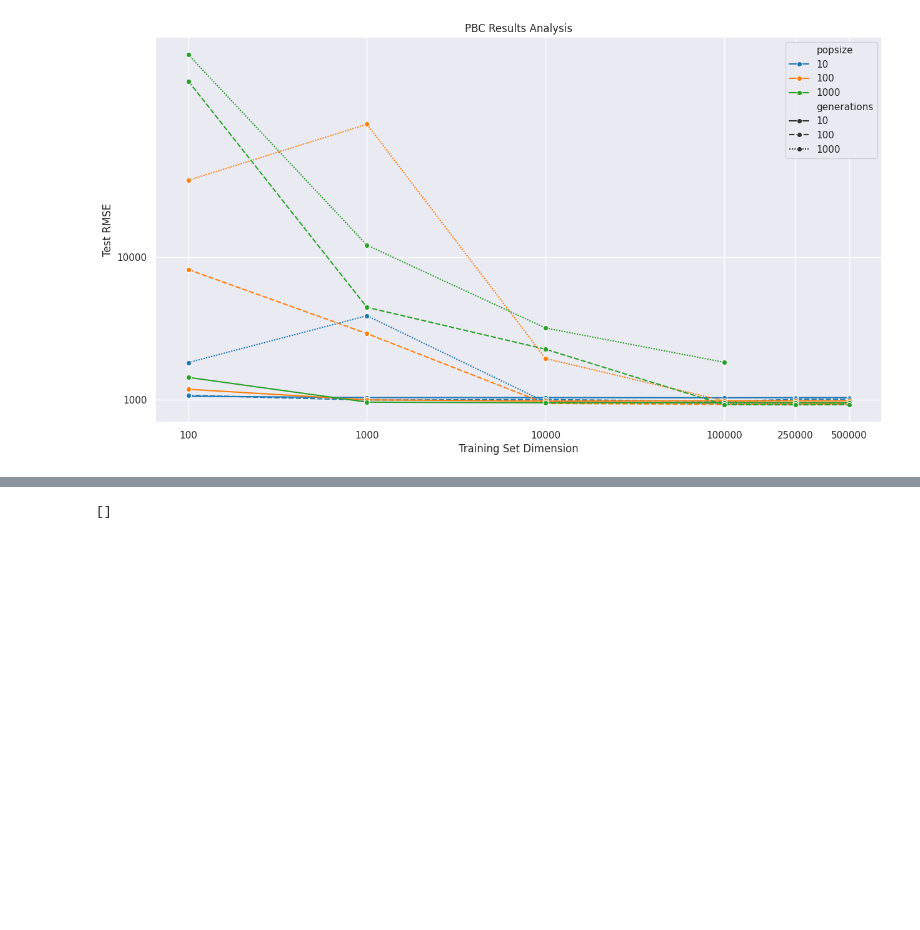
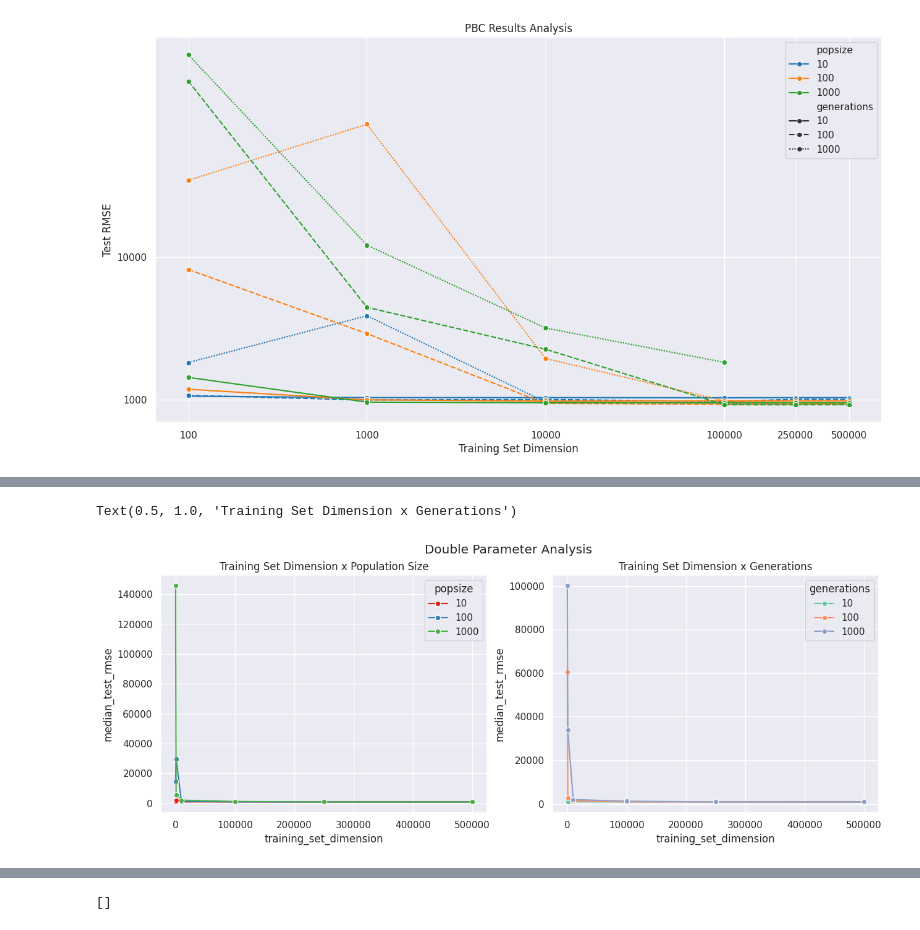
Before and after one commit to simonedivo/Data-Analysis, a Jupyter notebook: plot_analysis.ipynb, the cells around one changed output, grey strips where cells are left out. Drawn from its saved outputs; the diff is of its cells as text; code cells hidden in the pictures; blank space fills up the shorter version.

```diff
--- a/plot_analysis.ipynb
+++ b/plot_analysis.ipynb
@@ -191,0 +269,12 @@ pbc_plot.plot()
+# %%
+fig, axes = plt.subplots(1, 2, figsize=(15, 5))
+fig.suptitle('Double Parameter Analysis')
+
+sns.lineplot(ax=axes[0], data=median_pbc_dataframe, x='training_set_dimension', y='median_test_rmse', hue='popsize', marker='o', errorbar=None, palette='Set1')
+axes[0].set_title('Training Set Dimension x Population Size')
+
+sns.lineplot(ax=axes[1], data=median_pbc_dataframe, x='training_set_dimension', y='median_test_rmse', hue='generations', marker='o', errorbar=None, palette='Set2')
+axes[1].set_title('Training Set Dimension x Generations')
+# %% [output]
+Text(0.5, 1.0, 'Training Set Dimension x Generations')
+[figure, added]
```
Also changed, not shown: parts of 8 cells of this notebook.
